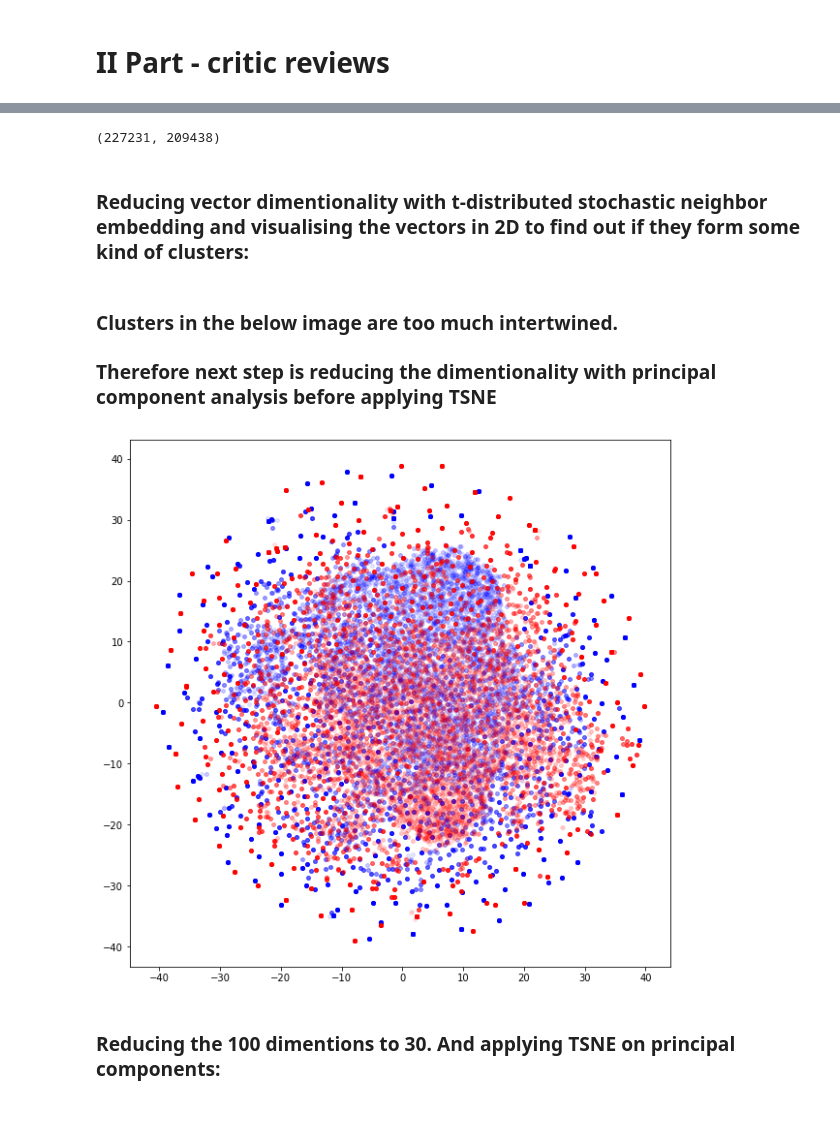
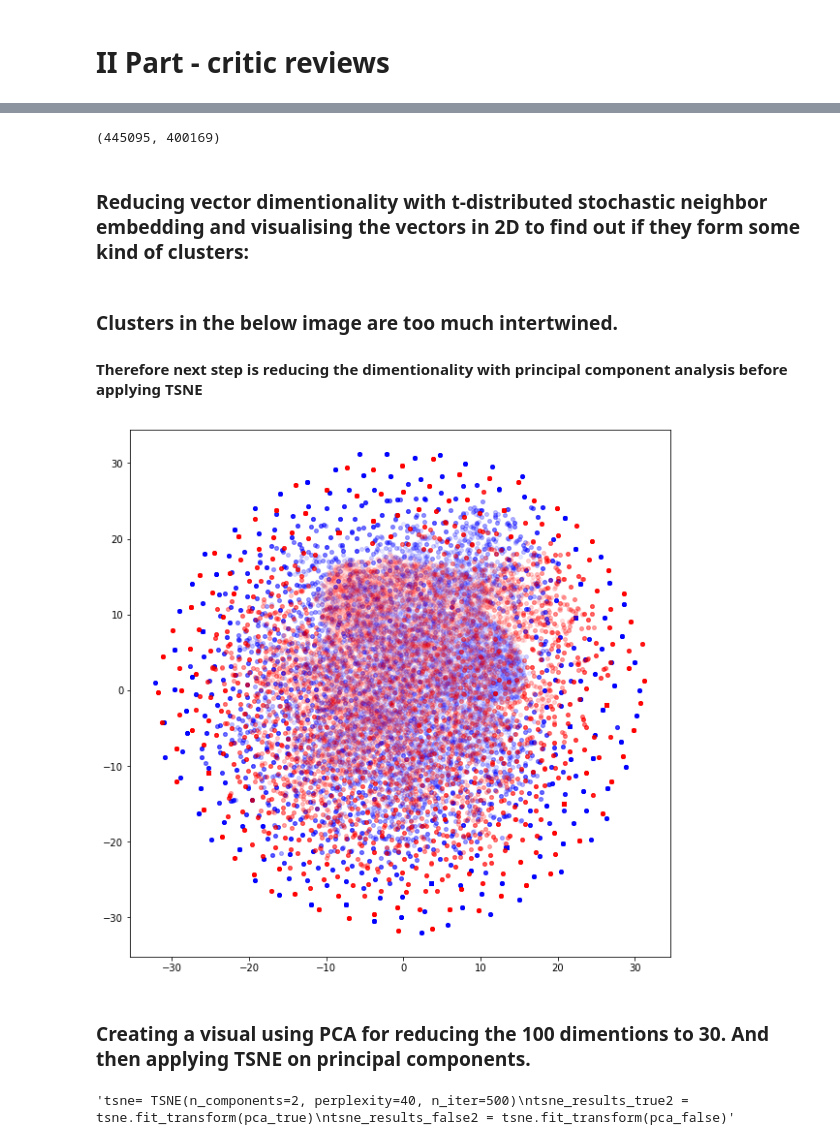
Before and after one commit to gabaslava/imdb, a Jupyter notebook: A. imdb data analysing. the code.ipynb, the cells around one changed output, grey strips where cells are left out. Cells and saved outputs as stored; diff of their text form; code cells hidden in the pictures; blank space fills up the shorter version.

```diff
--- a/A. imdb data analysing. the code.ipynb
+++ b/A. imdb data analysing. the code.ipynb
@@ -247,8 +280,8 @@ max_len, min_len, mean_x, std_x, total_x
 # %%
 import gensim
 
-model=gensim.models.Word2Vec(sentences=X, size=100, window=7, min_count=10)
-model.train(X, total_examples=len(X), epochs=2)
+model=gensim.models.Word2Vec(sentences=X, size=100, window=5, min_count=10)
+model.train(X, total_examples=len(X), epochs=3)
 unique_words=list(model.wv.vocab)
 len(unique_words)
 # %% [output]
@@ -293,6 +326,6 @@ def word_and_vec(vectors_file):
     f.close()
     return embeddings
 
-word_embeddings = word_and_vec('gensim_word2vec.csv')
+word_embeddings = word_and_vec('gensim_word2vec1.csv')
 # %% [markdown]
 ### Now vectorizing the sample texts.
@@ -313,18 +354,22 @@ for review,i in zip(X,range(len(X))):
 # %%
-word_vectors_true = []
-word_vectors_false = []
+def separate_true_false_review_words(vectorized_sentences, outcome):
+    word_vectors_true = []
+    word_vectors_false = []
+    for i,e in zip(vectorized_sentences,outcome):
+        for word in i:
+            if all(np.array(word)!=0):
+                if e==True:
+                    word_vectors_true.append(word)
+                elif e==False:
+                    word_vectors_false.append(word)
+    return word_vectors_true, word_vectors_false
 
-for i,e in zip(vectorized_corpora,Y):
-    for word in i:
-        if all(np.array(word)!=0):
-            if e==True:
-                word_vectors_true.append(word)
-            elif e==False:
-                word_vectors_false.append(word)
+
+word_vectors_true, word_vectors_false = separate_true_false_review_words(vectorized_text_corpus, Y)
 
 len(word_vectors_true), len(word_vectors_false)
 # %% [output]
-(227231, 209438)
+(445095, 400169)
 # %% [markdown]
 ### Reducing vector dimentionality with t-distributed stochastic neighbor embedding and visualising the vectors in 2D to find out if they form some kind of clusters:
 # %%
@@ -333,34 +379,34 @@ from sklearn.manifold import TSNE
 tsne= TSNE(n_components=2, perplexity=40, n_iter=500)
 
 #since original sample sizes are to big, let's randomly select 10% of the population
-true_sample = random.sample(word_vectors_true, 20000)
+true_sample = random.sample(word_vectors_true, 40000)
 tsne_results_true = tsne.fit_transform(true_sample)
-false_sample = random.sample(word_vectors_false, 20000)
+false_sample = random.sample(word_vectors_false, 40000)
 tsne_results_false = tsne.fit_transform(false_sample)
 # %% [markdown]
 ### Clusters in the below image are too much intertwined.
-### Therefore next step is reducing the dimentionality with principal component analysis before applying TSNE
+#### Therefore next step is reducing the dimentionality with principal component analysis before applying TSNE
 # %%
 fig = plt.figure(figsize=(10,10))
 ax1 = fig.add_subplot(111)
-ax1.scatter([i[0] for i in tsne_results_true], [i[1] for i in tsne_results_true], s=15, c='b', marker="o", label='false', alpha=0.1)
-ax1.scatter([i[0] for i in tsne_results_false], [i[1] for i in tsne_results_false], s=15, c='r', marker="o", label='true', alpha=0.1)
+true = ax1.scatter([i[0] for i in tsne_results_true], [i[1] for i in tsne_results_true], s=15, c='b', marker="o", alpha=0.06, label='true')
+false = ax1.scatter([i[0] for i in tsne_results_false], [i[1] for i in tsne_results_false], s=15, c='r', marker="o", alpha=0.06 label='false')
+ax1.legend((false,true), ('Negative sentiment', 'Positive sentiment'))
 plt.show()
-
-# Negative sentiment text words are in BLUE
-# Positice sentiment text words are in RED
 # %% [output]
-[figure, old version]
+[figure, new version]
 # %% [markdown]
-### Reducing the 100 dimentions to 30. And applying TSNE on principal components:
+### Creating a visual using PCA for reducing the 100 dimentions to 30. And then applying TSNE on principal components.
 # %%
 #reducing the 100dimentions to 30:
-pca_true = PCA(n_components=30).fit_transform(true_sample)
-pca_false = PCA(n_components=30).fit_transform(false_sample)
-
+pca_true = PCA(n_components=30).fit_transform(word_vectors_true)
+pca_false = PCA(n_components=30).fit_transform(word_vectors_false)
+#applying tSNE:
 tsne= TSNE(n_components=2, perplexity=40, n_iter=500)
-tsne_results_true = tsne.fit_transform(pca_true)
-tsne_results_false = tsne.fit_transform(pca_false)
+tsne_results_true2 = tsne.fit_transform(pca_true)
+tsne_results_false2 = tsne.fit_transform(pca_false)
+# %% [output]
+'tsne= TSNE(n_components=2, perplexity=40, n_iter=500)\ntsne_results_true2 = tsne.fit_transform(pca_true)\ntsne_results_false2 = tsne.fit_transform(pca_false)'
 # %%
 fig = plt.figure(figsize=(10,10))
 ax1 = fig.add_subplot(111)
```
Also changed, not shown: parts of 40 cells of this notebook.
